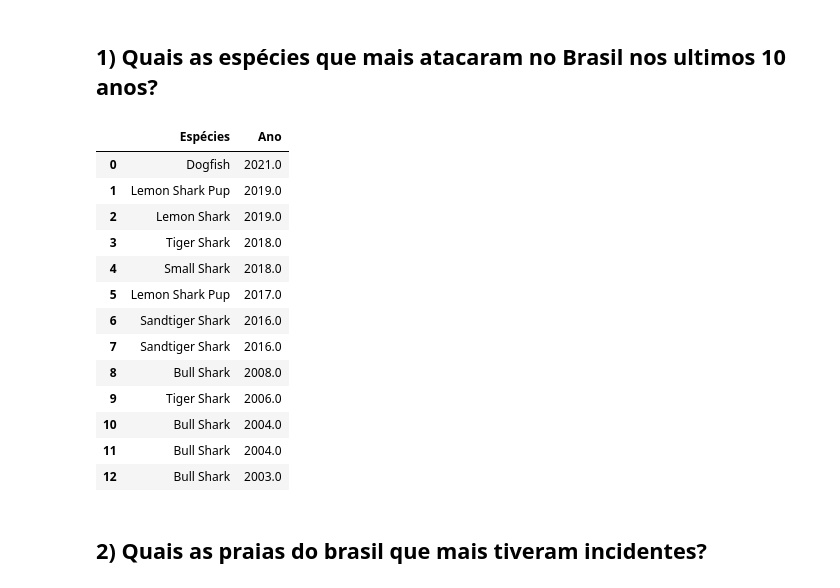
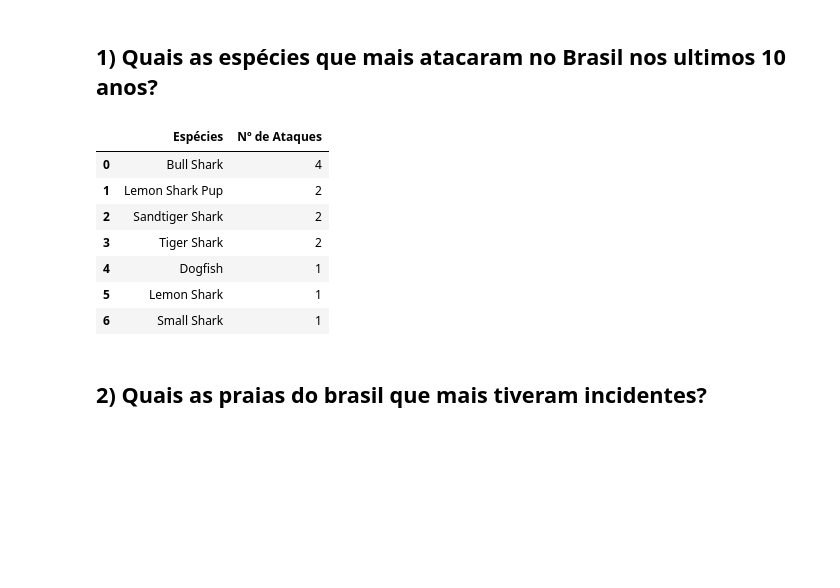
Before and after one commit to PedroPavanii/conditional_statements, a Jupyter notebook: projeto_SHARK.ipynb, the cells around one changed output. Drawn from its saved outputs; the diff is of its cells as text; code cells hidden in the pictures; blank space fills up the shorter version.

```diff
--- a/projeto_SHARK.ipynb
+++ b/projeto_SHARK.ipynb
@@ -16,44 +22,46 @@ Mounted at /drive
 # %% [markdown]
 ## **1) Quais as espécies que mais atacaram no Brasil nos ultimos 10 anos?**
 # %%
-
-
 #ESTABELECENDO FILTROS PARA RESPONDER A QUESTÃO ACIMA.
-especies_brasil_a = tabela_shark.loc[:,['Country','Species ','Year']]
+especies_brasil_a = tabela_shark.loc[:,['Country','Year', 'Species ']]
 especies_brasil_b = especies_brasil_a.loc[(especies_brasil_a['Country'] == 'BRAZIL') & (especies_brasil_a['Year'] >= 2003.)]
 especies_c =especies_brasil_b.dropna()
-
 
 
 #RETIRANDO TODOS OS NULOS, NOMES DE ESPECIES ERRADOS E VALORES NÃO PERTENCENTES.
 especies_d = especies_c[especies_c['Species '].isin(['Lemon shark pup','dogfish','Lemon shark', 'Tiger shark', 'small shark', 'Sandtiger shark','Tiger shark', 'Bull shark',' tiger shark', 'bull shark'])]
 especies_final = especies_d.reset_index(drop = True)
 
+
 #MELHORANDO ESTETICA DA APRESENTAÇÃO DOS VALORES NAS COLUNAS.
 especies_final['Species '] = especies_final['Species '].str.title()
+
 
 #TRADUZINDO AS COLUNAS PARA PORTUGUÊS.
 especies_final = especies_final.rename(columns={'Country': 'País', 'Species ': 'Espécies', 'Year': 'Ano'})
 
-#RETIRANDO A COLUNA PAÍS
+
+#RETIRANDO A COLUNA PAÍS.
 especies_final = especies_final.drop('País', axis = 1)
+especies_final = especies_final.drop('Ano', axis = 1)
 
-especies_final
+
+#CRIANDO UM DATAFRAME PARA RELACIONAR ESPECIES POR ANO.
+df_especies_final=especies_final.value_counts().reset_index()
+df_especies_final.columns = [ 'Espécies', 'Nº de Ataques']
+
+
+df_especies_final
+#FALTA GRAFICO
 # %% [output]
-|  | Espécies | Ano |
-| 0 | Dogfish | 2021.0 |
-| 1 | Lemon Shark Pup | 2019.0 |
-| 2 | Lemon Shark | 2019.0 |
-| 3 | Tiger Shark | 2018.0 |
-| 4 | Small Shark | 2018.0 |
-| 5 | Lemon Shark Pup | 2017.0 |
-| 6 | Sandtiger Shark | 2016.0 |
-| 7 | Sandtiger Shark | 2016.0 |
-| 8 | Bull Shark | 2008.0 |
-| 9 | Tiger Shark | 2006.0 |
-| 10 | Bull Shark | 2004.0 |
-| 11 | Bull Shark | 2004.0 |
-| 12 | Bull Shark | 2003.0 |
+|  | Espécies | Nº de Ataques |
+| 0 | Bull Shark | 4 |
+| 1 | Lemon Shark Pup | 2 |
+| 2 | Sandtiger Shark | 2 |
+| 3 | Tiger Shark | 2 |
+| 4 | Dogfish | 1 |
+| 5 | Lemon Shark | 1 |
+| 6 | Small Shark | 1 |
 # %% [markdown]
 ## **2) Quais as praias do brasil que mais tiveram incidentes?**
 # %%
```
Also changed, not shown: parts of 4 cells of this notebook.
